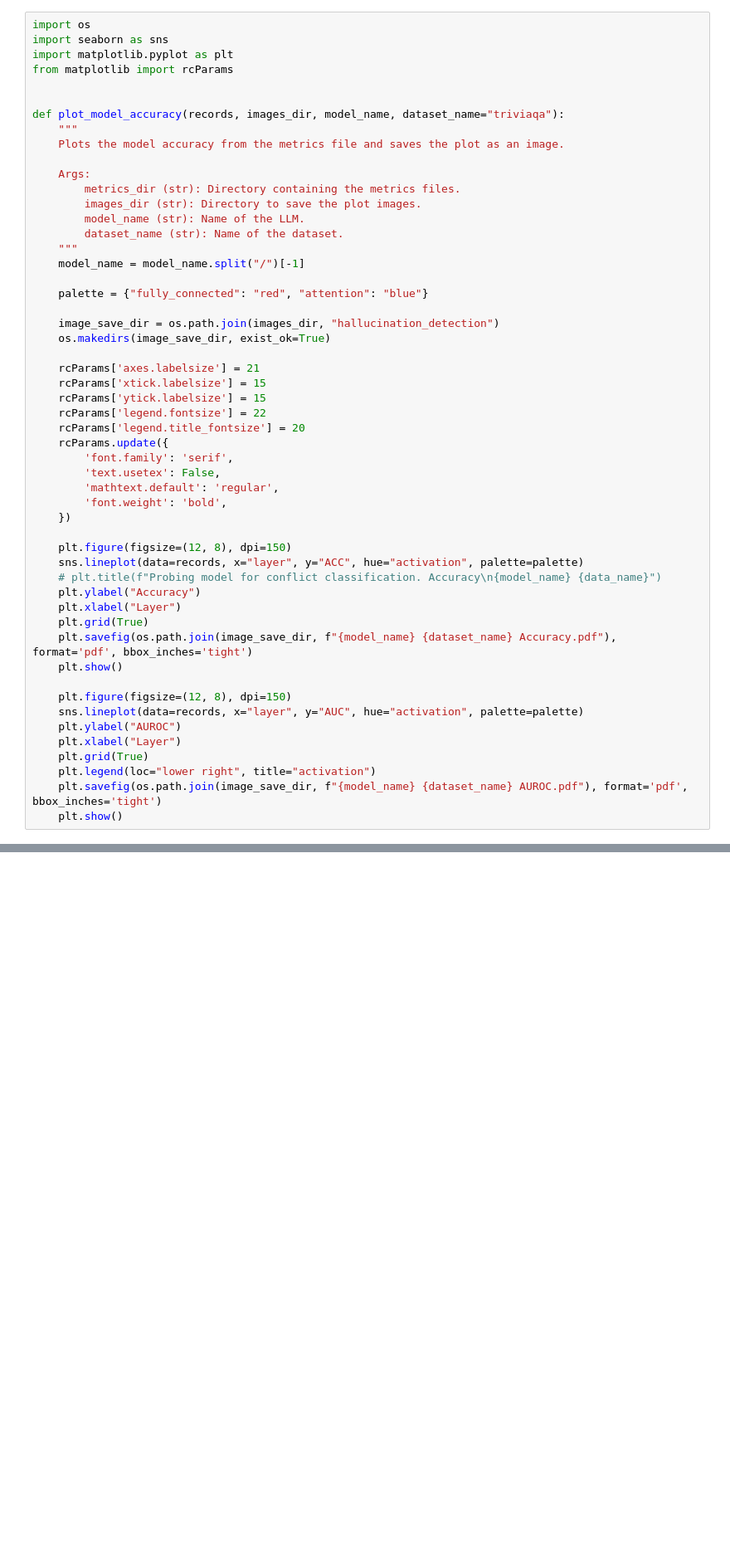
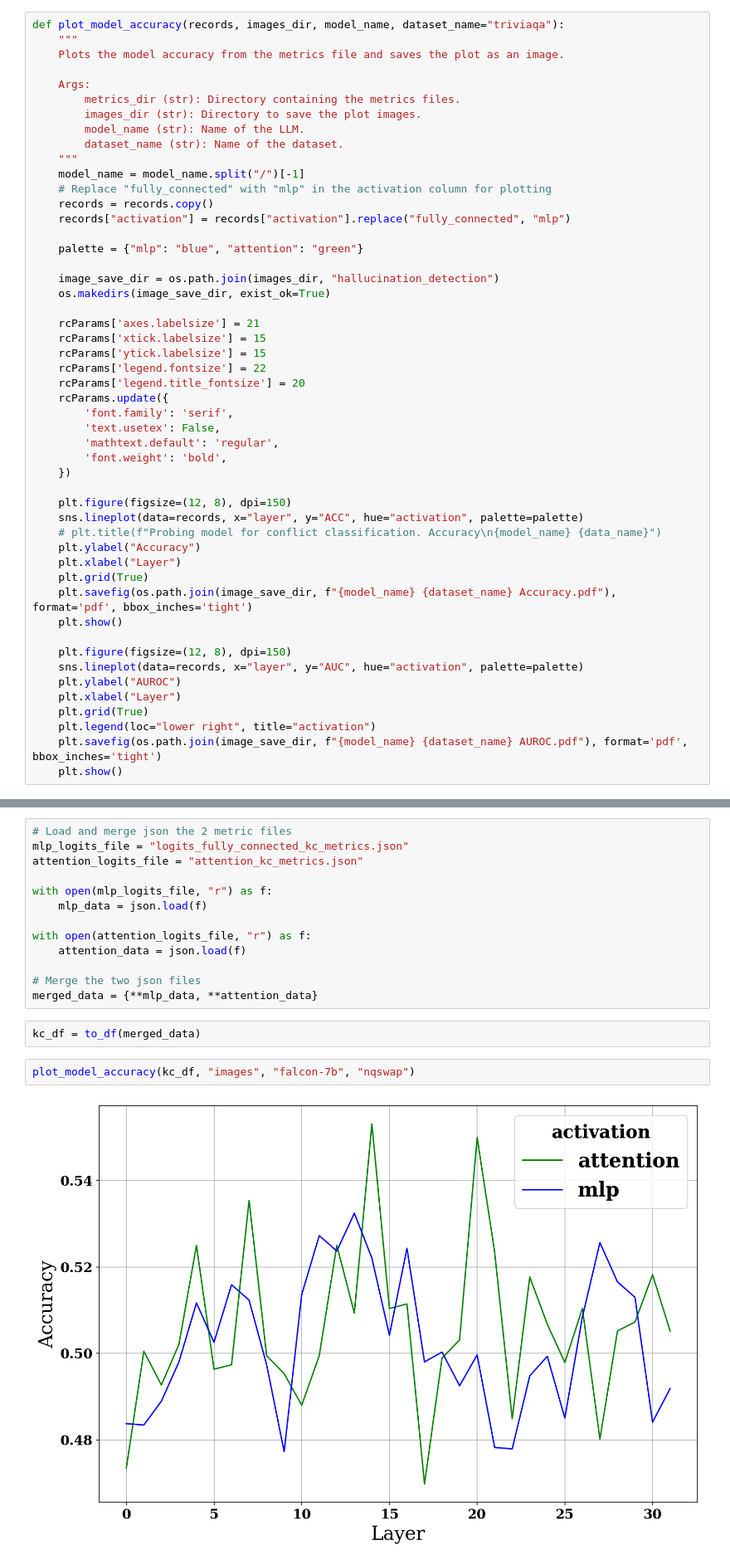
Before and after one commit to lucrezialaraspata/llm-hallucinations-factual-qa, a Jupyter notebook: plot_accuracy.ipynb, the cells around one changed output, grey strips where cells are left out. Shown at 83% size. Drawn from its saved outputs; the diff is of its cells as text; blank space fills up the shorter version.

```diff
--- a/plot_accuracy.ipynb
+++ b/plot_accuracy.ipynb
@@ -37,10 +11,4 @@ df = df.sort_values(by=['activation', 'layer']).reset_index(drop=True)
 # %%
-import os
-import seaborn as sns
-import matplotlib.pyplot as plt
-from matplotlib import rcParams
-
-
 def plot_model_accuracy(records, images_dir, model_name, dataset_name="triviaqa"):
     """
     Plots the model accuracy from the metrics file and saves the plot as an image.
@@ -52,8 +20,11 @@ def plot_model_accuracy(records, images_dir, model_name, dataset_name="triviaqa"
         dataset_name (str): Name of the dataset.
     """
     model_name = model_name.split("/")[-1]
+    # Replace "fully_connected" with "mlp" in the activation column for plotting
+    records = records.copy()
+    records["activation"] = records["activation"].replace("fully_connected", "mlp")
 
-    palette = {"fully_connected": "red", "attention": "blue"}
+    palette = {"mlp": "blue", "attention": "green"}
 
     image_save_dir = os.path.join(images_dir, "hallucination_detection")
     os.makedirs(image_save_dir, exist_ok=True)
@@ -98,0 +105,19 @@ array(['attention', 'fully_connected'], dtype=object)
+# %%
+# Load and merge json the 2 metric files
+mlp_logits_file = "logits_fully_connected_kc_metrics.json"
+attention_logits_file = "attention_kc_metrics.json"
+
+with open(mlp_logits_file, "r") as f:
+    mlp_data = json.load(f)
+
+with open(attention_logits_file, "r") as f:
+    attention_data = json.load(f)
+
+# Merge the two json files
+merged_data = {**mlp_data, **attention_data}
+# %%
+kc_df = to_df(merged_data)
+# %%
+plot_model_accuracy(kc_df, "images", "falcon-7b", "nqswap")
+# %% [output]
+[figure, added]
```
Also changed, not shown: parts of 10 cells of this notebook, 18 other files.
